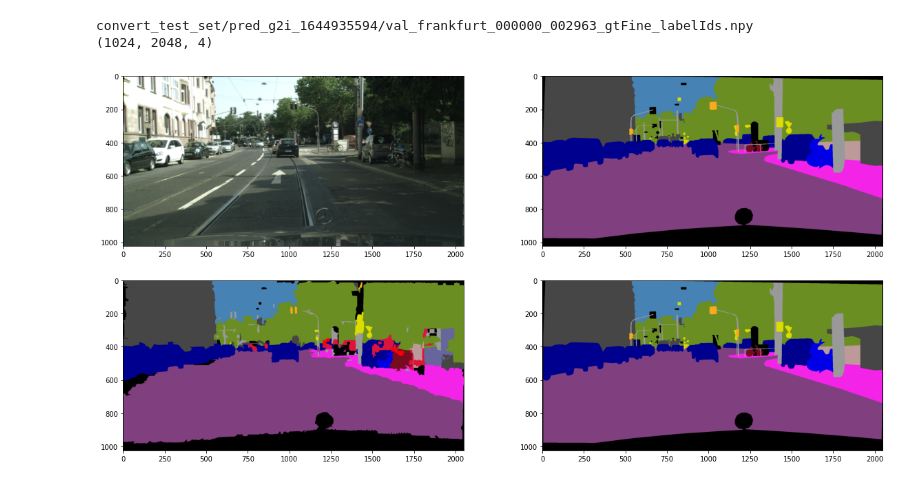
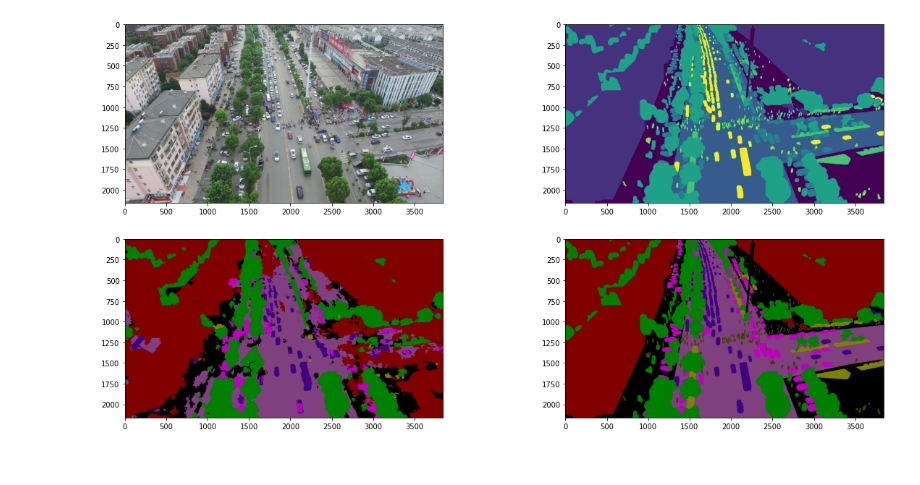
Before and after one commit to HoinJung/SuperpixelGCN-Segmentation, a Jupyter notebook: SGNN/test_eval_uav.ipynb, the cells around one changed output. Saved outputs shown, nothing was run; the diff lists cells and outputs as text; code cells hidden in the pictures.

```diff
--- a/SGNN/test_eval_uav.ipynb
+++ b/SGNN/test_eval_uav.ipynb
@@ -466,78 +317,36 @@ def inverse_transform(label):
 # %%
 import matplotlib.pyplot as plt
 from skimage.io import imshow
 
 from random import *
-
-
-
-
-
-
-
 pred_list = glob.glob(pred_path+'/*')
 i = randint(1, len(pred_list))
 # i=0
 fig = plt.figure(figsize=(20,10))
 ax0 = fig.add_subplot(2,2,1)
 ax1 = fig.add_subplot(2,2,2)
 ax2 = fig.add_subplot(2,2,3)
 ax3 = fig.add_subplot(2,2,4)
 pred_img_path = pred_list[i]
+clrEnc = UAVidColorTransformer()
+pred_img = np.load(pred_img_path)
+# uavid full
+pred_seq = pred_img_path.split('/')[-1].split('_')[0]
+pred_num = pred_img_path.split('/')[-1].split('_')[1]
+gt_path = '../data/uavid/uavid_val/'+ pred_seq + '/Labels/' + pred_num
 
-# clrEnc = UAVidColorTransformer()
-pred_img = np.load(pred_img_path)
-
-# uavid patch
-# pred_seq = pred_img_path.split('/')[-1].split('_')[0]
-# pred_patch = pred_img_path.split('/')[-1].split('_')[1]
-# pred_num = pred_img_path.split('/')[-1].split('_')[2]
-# gt_path = '../data/uavid/uavid_val_patch(1024)/'+ pred_seq + '/Labels/' + pred_patch+'_'+pred_num
-# gt_img = imread(gt_path.replace('npy','png'))
-
-# uavid full
-# pred_seq = pred_img_path.split('/')[-1].split('_')[0]
-# pred_num = pred_img_path.split('/')[-1].split('_')[1]
-# gt_path = '../data/uavid/uavid_val/'+ pred_seq + '/Labels/' + pred_num
-# gt_img = imread(gt_path.replace('npy','png'))
-# gt_img = clrEnc.transform(gt_img, dtype=np.uint8)
-
-# ciry
-print(pred_img_path)
-city= pred_img_path.split('/')[-1].split('_')[1]
-num1 = pred_img_path.split('/')[-1].split('_')[2]
-num2 = pred_img_path.split('/')[-1].split('_')[3]
-gt_path = f'../data/city/gt/val/{city}/{city}_{num1}_{num2}_gtFine_color.png'
-# gt_path = f'../data/city/gt/val/{city}/{city}_{num1}_{num2}_gtFine_labelIds.png'
-# gt_img = imread(gt_path.replace('npy','png'))
-gt_img = imread(gt_path)
-
-
-
-print(gt_img.shape)
-# gt_img = clrEnc.inverse_transform(gt_img)
-# pred_img = clrEnc.inverse_transform(pred_img)
-
-
-pred_img = inverse_transform(pred_img)
-img_path = gt_path.replace('gtFine_color','leftImg8bit').replace('gt','img')
+gt_img = imread(gt_path.replace('npy','png'))
+gt_img = clrEnc.transform(gt_img, dtype=np.uint8)
+pred_img = clrEnc.inverse_transform(pred_img)
+img_path = gt_path.replace('Labels','Images').replace('npy','png')
 img = imread(img_path)
-
-label = imread(gt_path.replace('color','labelIds'))
-label = encode_labels(label)
-label = inverse_transform(label)
-
+color_label = imread(gt_path.replace('npy','png'))
 
 ax0.imshow(img)
 ax1.imshow(gt_img)
 ax2.imshow(pred_img)
-ax3.imshow(label)
-
+ax3.imshow(color_label)
 
 plt.show()
-# intersection , union = intersectionAndUnion(pred_img, label , 20)
-# print(intersection/union)
 # %% [output]
-convert_test_set/pred_g2i_1644935594/val_frankfurt_000000_002963_gtFine_labelIds.npy
-(1024, 2048, 4)
-[figure, old version]
+[figure, new version]
```
Also changed, not shown: parts of 7 cells of this notebook, 4 other files.
